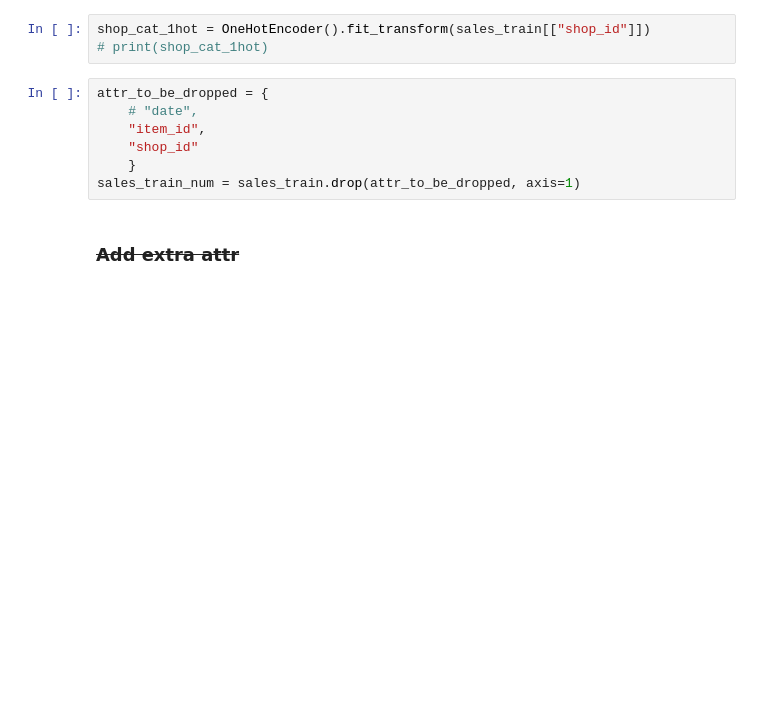
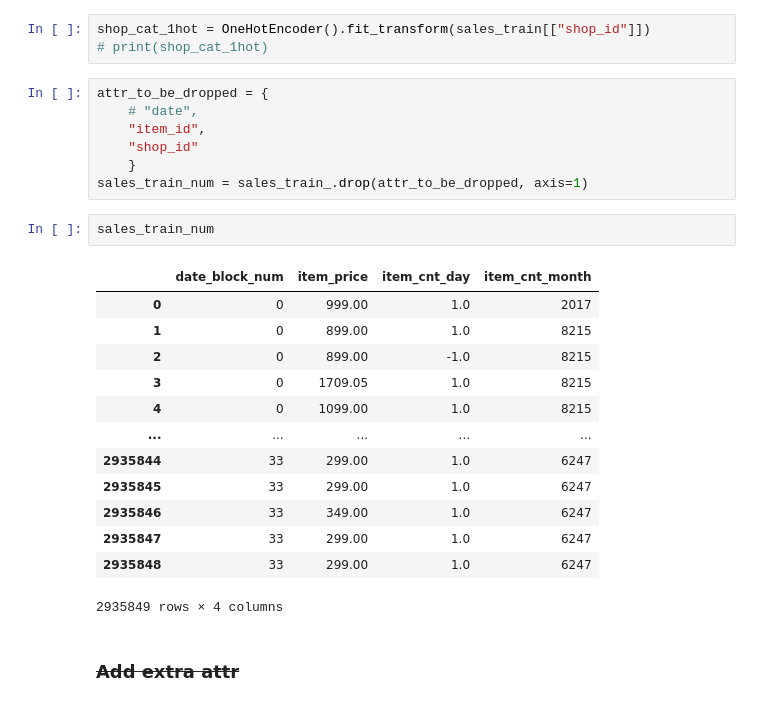
Before and after one commit to nyculescu/kaggle__competitive_data_science_predict_future_sales, a Jupyter notebook: 01_kernel_nb.ipynb, the cells around one changed output. Saved outputs shown, nothing was run; the diff lists cells and outputs as text; blank space fills up the shorter version.

```diff
--- a/01_kernel_nb.ipynb
+++ b/01_kernel_nb.ipynb
@@ -528,7 +513,23 @@ attr_to_be_dropped = {
     "item_id",
     "shop_id"
     }
-sales_train_num = sales_train.drop(attr_to_be_dropped, axis=1)
+sales_train_num = sales_train_.drop(attr_to_be_dropped, axis=1)
+# %%
+sales_train_num
+# %% [output]
+|  | date_block_num | item_price | item_cnt_day | item_cnt_month |
+| 0 | 0 | 999.00 | 1.0 | 2017 |
+| 1 | 0 | 899.00 | 1.0 | 8215 |
+| 2 | 0 | 899.00 | -1.0 | 8215 |
+| 3 | 0 | 1709.05 | 1.0 | 8215 |
+| 4 | 0 | 1099.00 | 1.0 | 8215 |
+| ... | ... | ... | ... | ... |
+| 2935844 | 33 | 299.00 | 1.0 | 6247 |
+| 2935845 | 33 | 299.00 | 1.0 | 6247 |
+| 2935846 | 33 | 349.00 | 1.0 | 6247 |
+| 2935847 | 33 | 299.00 | 1.0 | 6247 |
+| 2935848 | 33 | 299.00 | 1.0 | 6247 |
+2935849 rows × 4 columns
 # %% [markdown]
 ### <strike>Add extra attr</strike>
 # %% [markdown]
```
Also changed, not shown: parts of 32 cells of this notebook.
